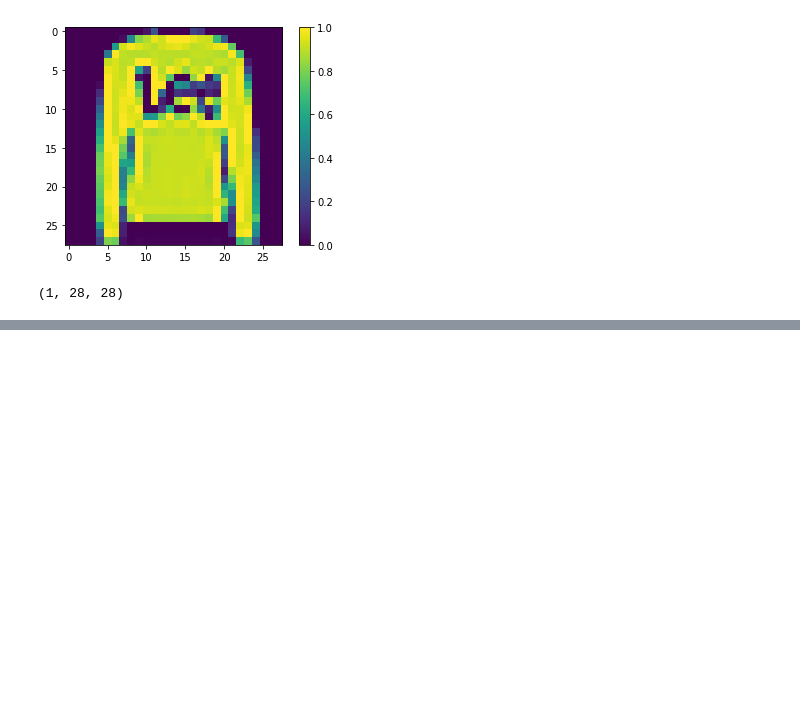
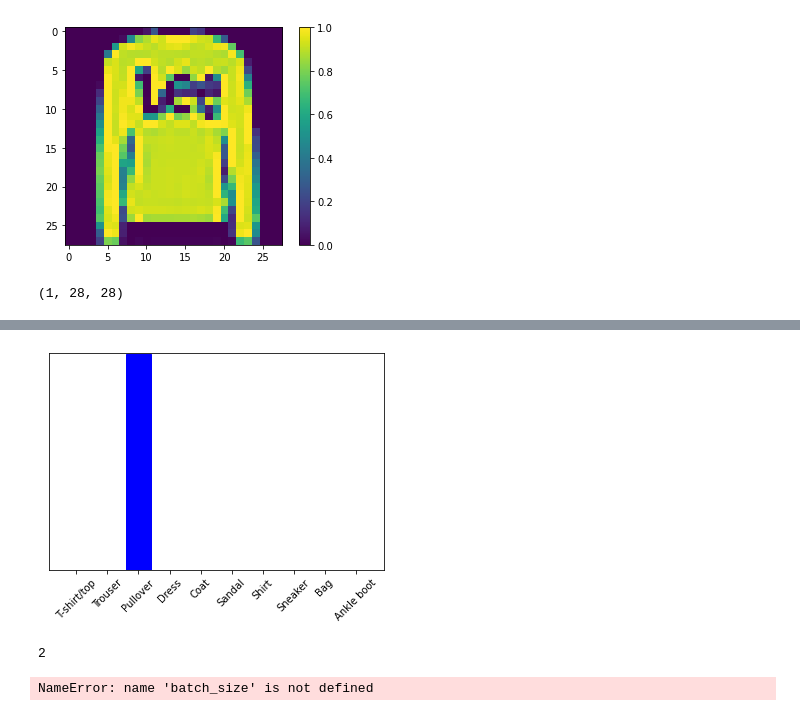
Before and after one commit to spolovynko/Challenge-Belgian-Floods, a Jupyter notebook: TensorFlow Clothes Example.ipynb, the cells around one changed output, grey strips where cells are left out. Cells and saved outputs as stored; diff of their text form; code cells hidden in the pictures; blank space fills up the shorter version.

```diff
--- a/TensorFlow Clothes.ipynb
+++ b/TensorFlow Clothes Example.ipynb
@@ -215,0 +218,10 @@ print(predictions_single)
+# %%
+plot_value_array(1, predictions_single[0], test_labels)
+_ = plt.xticks(range(10), class_names, rotation=45)
+plt.show()
+# %% [output]
+[figure, added]
+# %%
+np.argmax(predictions_single[0])
+# %% [output]
+2
@@ -215,0 +232,26 @@ print(predictions_single)
+# %%
+base_dir = (
+    "../New Plant Diseases Dataset(Augmented)/New Plant Diseases Dataset(Augmented)"
+            )
+train_dir = os.path.join(base_dir, "train")
+test_dir = os.path.join(base_dir, "valid")
+
+train_datagen = keras.preprocessing.image.ImageDataGenerator(
+    rescale=1 / 255.0,
+    shear_range=0.2,
+    zoom_range=0.2,
+    width_shift_range=0.2,
+    height_shift_range=0.2,
+    fill_mode="nearest",
+)
+
+test_datagen = keras.preprocessing.image.ImageDataGenerator(rescale=1 / 255.0)
+
+train_data = train_datagen.flow_from_directory(
+    train_dir,
+    target_size=(image_size, image_size),
+    batch_size=batch_size,
+    class_mode="categorical",
+)
+# %% [output]
+NameError: name 'batch_size' is not defined
```
Also changed, not shown: parts of 9 cells of this notebook, 5 other files.
